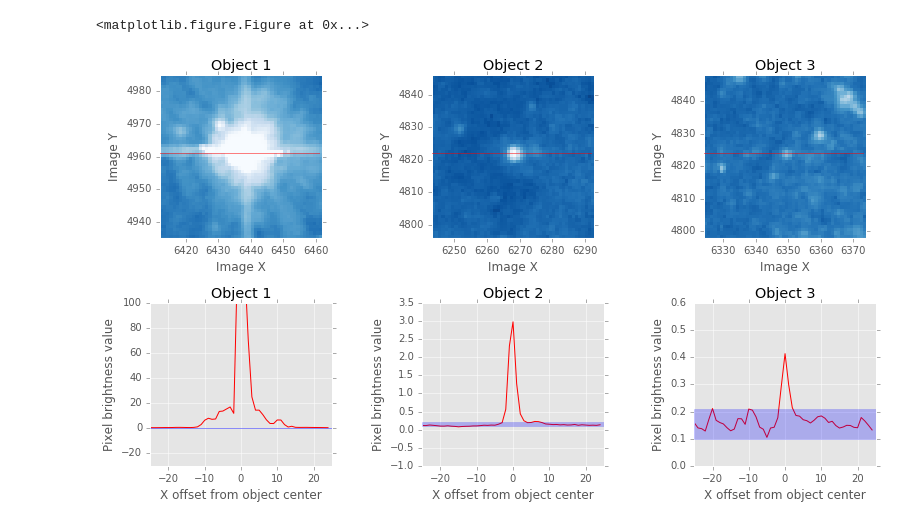
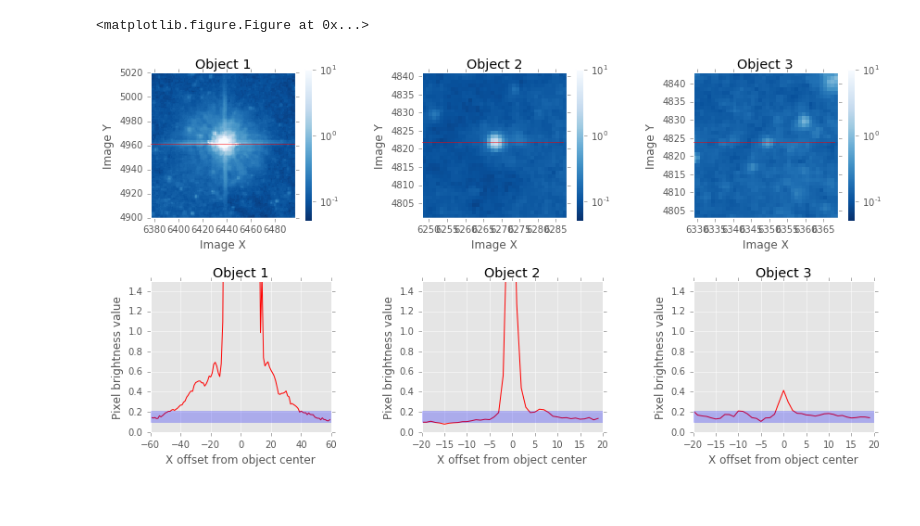
Before and after one commit to willclarkson/dearbornHLAscratch, a Jupyter notebook: notebooks/stampsPSF_2016-07-07.ipynb, the cells around one changed output. Saved outputs shown, nothing was run; the diff lists cells and outputs as text; code cells hidden in the pictures; blank space fills up the shorter version.

Commit message:
postage-stamp notebook added

```diff
--- a/notebooks/stampsPSF_2016-07-07.ipynb
+++ b/notebooks/stampsPSF_2016-07-07.ipynb
@@ -23,7 +23,7 @@ plt.style.use('ggplot')
 # %%
 %matplotlib inline
 # %%
-rcParams['figure.figsize'] = (13, 7)
+rcParams['figure.figsize'] = (14, 7)
 # %% [markdown]
 ### Some control variables ###
 # %%
@@ -66,6 +63,11 @@ print tStars
 fig = plt.figure(1, figsize=(13,5))
 # %% [output]
 <matplotlib.figure.Figure at 0x...>
+# %%
+# stamp-width
+stampSz = [40,40]
+constYrange = True
+bigBright = True
 # %%
 cmap = plt.cm.get_cmap('Blues_r')
 plt.clf()
@@ -83,10 +85,18 @@ for iPatch in range(len(tStars)):
     xc = tStars['X'][iPatch]
     yc = tStars['Y'][iPatch]
 
-    iLo = int(xc - 0.5*stampSz[0])
-    iHi = int(xc + 0.5*stampSz[0])
-    jLo = int(yc - 0.5*stampSz[1])
-    jHi = int(yc + 0.5*stampSz[1])
+    # allow stampSz to vary
+    sX = 0.5*np.copy(stampSz[0])
+    sY = 0.5*np.copy(stampSz[1])
+
+    if iPatch < 1 and bigBright:
+        sX *= 2.
+        sY = 60
+
+    iLo = int(xc - sX)
+    iHi = int(xc + sX)
+    jLo = int(yc - sY)
+    jHi = int(yc + sY)
 
     # take a cut through
     vCut = aImg[int(yc+1), iLo:iHi]
@@ -98,36 +108,40 @@ for iPatch in range(len(tStars)):
     plt.imshow(aImg[jLo:jHi, iLo:iHi], \
                norm=LogNorm(), \
                interpolation='None', \
-              cmap=cmap, vmin=0.05, vmax=3., origin='lower', zorder=1, \
+              cmap=cmap, vmin=0.05, vmax=10., origin='lower', zorder=1, \
               extent=extent)
     plt.plot(lCut, np.repeat(yc+1, np.size(lCut)), zorder=5 ,color=cLine, alpha=0.5)
     plt.xlim(iLo, iHi)
     plt.ylim(jLo, jHi)
     plt.xlabel('Image X')
     plt.ylabel('Image Y')
-    #plt.colorbar()
+    plt.colorbar()
     plt.title('Object %i' % (iPatch+1))
 
     # spatial cut. Some awkwardness in the way the horizontal axis is defined
     plt.subplot(2, len(tStars), iPatch + 1 + len(tStars))
     plt.plot(lCut-xc, vCut, color=cLine)
 
     # some custom limits to make this stand out a little better
-    yLos = [-30., -1.0, 0.]
-    yHis = [100., 3.5, 0.6]
+    yLos = [-30., -1.0, -0.05]
+    yHis = [100., 3.5, 0.7]
+
+    if constYrange:
+        yLos = np.repeat(0, 3)
+        yHis = np.repeat(1.5,3)
     plt.ylim(yLos[iPatch], yHis[iPatch])
     plt.xlim(iLo-xc, iHi-xc)
 
     # filler for "noise" level
     alphaPoly = 0.25
-    if iPatch < 1:
+    if iPatch < 1 and not constYrange:
         alphaPoly = 0.85
     xPoly = np.array([iLo, iHi, iHi, iLo, iLo])-xc
     yPoly = np.array([0.1, 0.1, 0.21, 0.21, 0.1])
     plt.fill(xPoly, yPoly, zorder=10, alpha=alphaPoly, color=cNoise)
 
     plt.xlabel('X offset from object center')
     plt.ylabel('Pixel brightness value')
     plt.title('Object %i' % (iPatch+1))
 # %% [output]
-[figure, old version]
+[figure, new version]
```
Also changed, not shown: parts of 1 cell of this notebook.
